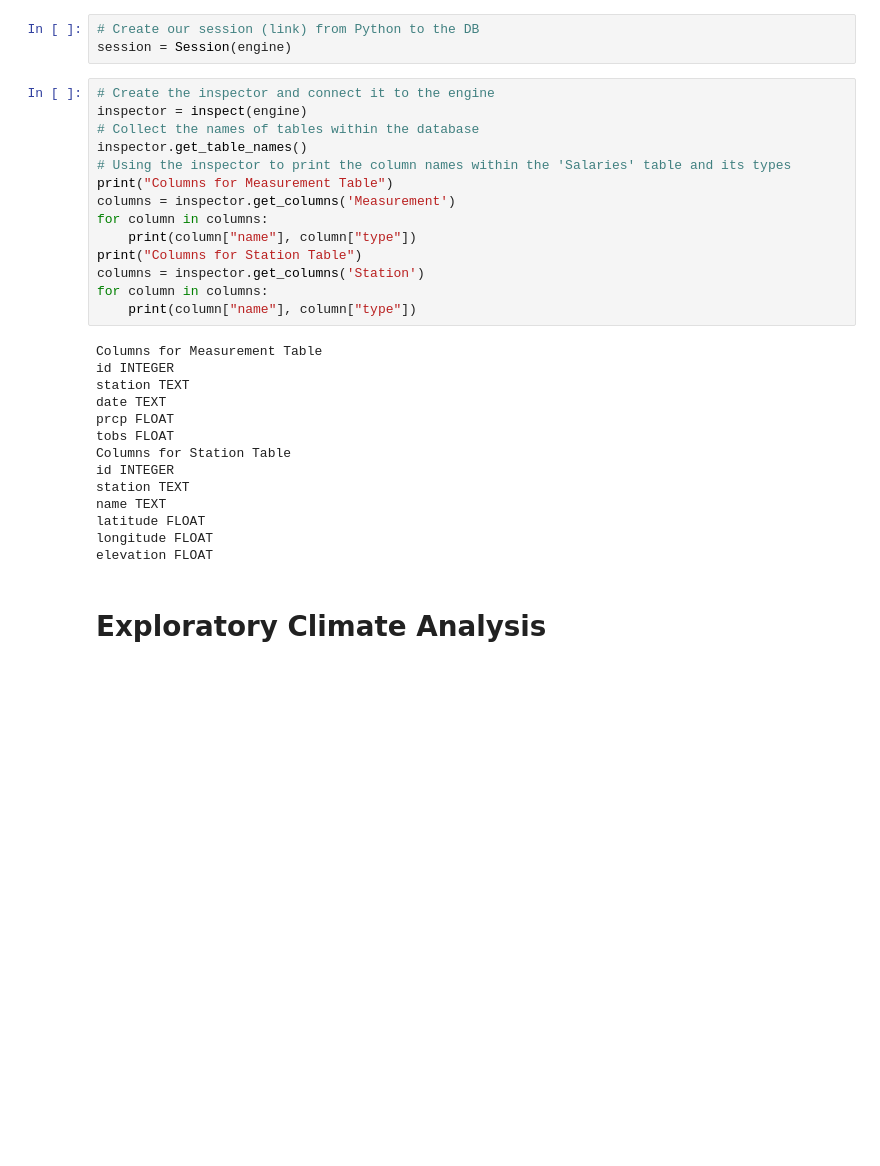
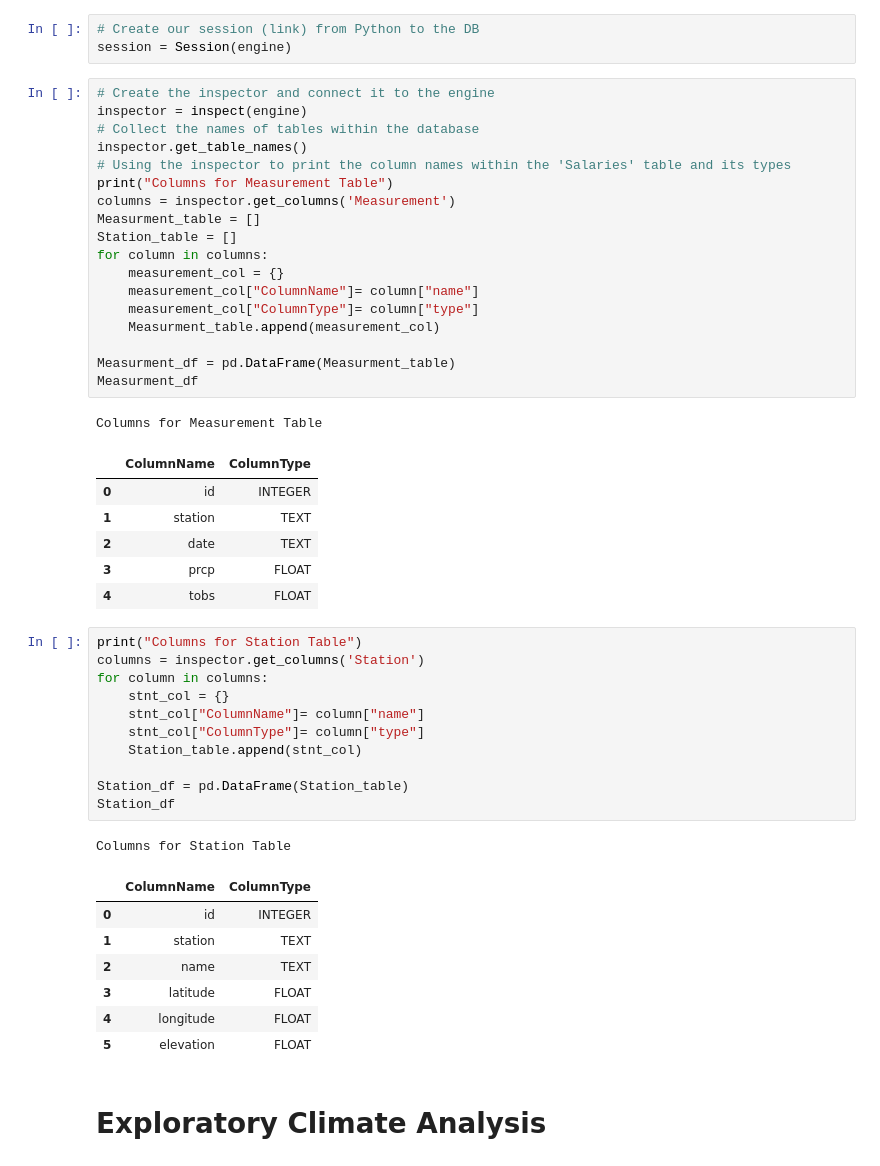
Before and after one commit to tasvora/homework, a Jupyter notebook: 10-Advanced-data-storage/climate_starter.ipynb, the cells around one changed output. Saved outputs shown, nothing was run; the diff lists cells and outputs as text; blank space fills up the shorter version.

```diff
--- a/10-Advanced-data-storage/climate_starter.ipynb
+++ b/10-Advanced-data-storage/climate_starter.ipynb
@@ -43,26 +43,44 @@ inspector.get_table_names()
 # Using the inspector to print the column names within the 'Salaries' table and its types
 print("Columns for Measurement Table")
 columns = inspector.get_columns('Measurement')
+Measurment_table = []
+Station_table = []
 for column in columns:
-    print(column["name"], column["type"])
-print("Columns for Station Table")
-columns = inspector.get_columns('Station')
-for column in columns:
-    print(column["name"], column["type"])
+    measurement_col = {}
+    measurement_col["ColumnName"]= column["name"]
+    measurement_col["ColumnType"]= column["type"]
+    Measurment_table.append(measurement_col)
+
+Measurment_df = pd.DataFrame(Measurment_table)
+Measurment_df
 # %% [output]
 Columns for Measurement Table
-id INTEGER
-station TEXT
-date TEXT
-prcp FLOAT
-tobs FLOAT
-Columns for Station Table
-id INTEGER
-station TEXT
-name TEXT
-latitude FLOAT
-longitude FLOAT
-elevation FLOAT
+|  | ColumnName | ColumnType |
+| 0 | id | INTEGER |
+| 1 | station | TEXT |
+| 2 | date | TEXT |
+| 3 | prcp | FLOAT |
+| 4 | tobs | FLOAT |
+# %%
+print("Columns for Station Table")
+columns = inspector.get_columns('Station')
+for column in columns:
+    stnt_col = {}
+    stnt_col["ColumnName"]= column["name"]
+    stnt_col["ColumnType"]= column["type"]
+    Station_table.append(stnt_col)
+
+Station_df = pd.DataFrame(Station_table)
+Station_df
+# %% [output]
+Columns for Station Table
+|  | ColumnName | ColumnType |
+| 0 | id | INTEGER |
+| 1 | station | TEXT |
+| 2 | name | TEXT |
+| 3 | latitude | FLOAT |
+| 4 | longitude | FLOAT |
+| 5 | elevation | FLOAT |
 # %% [markdown]
 # Exploratory Climate Analysis
 # %%
```
Also changed, not shown: parts of 12 cells of this notebook, 12 other files.
